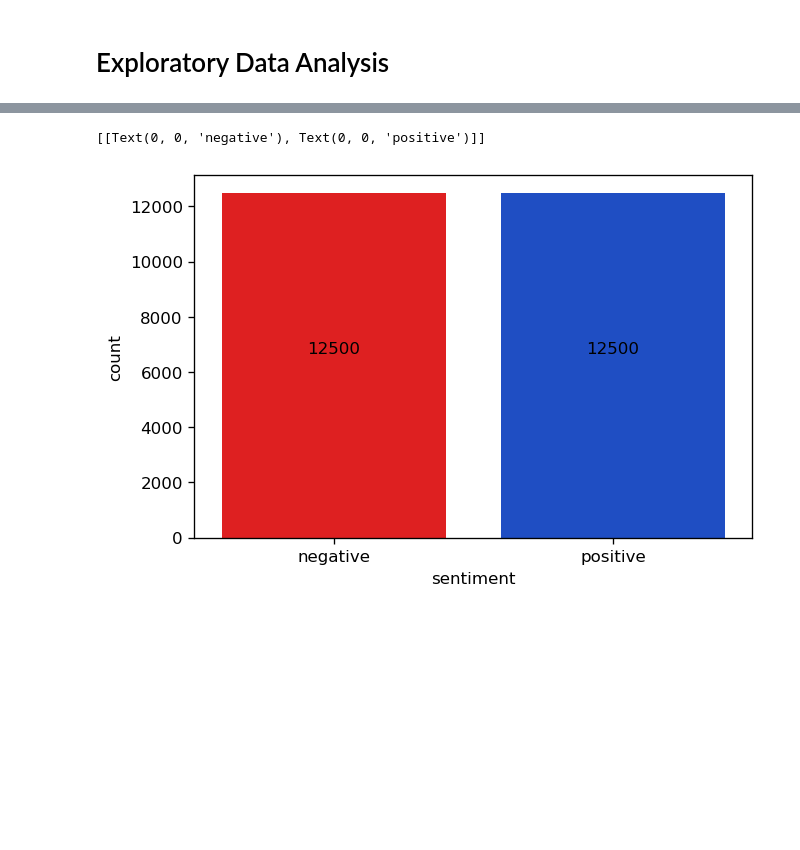
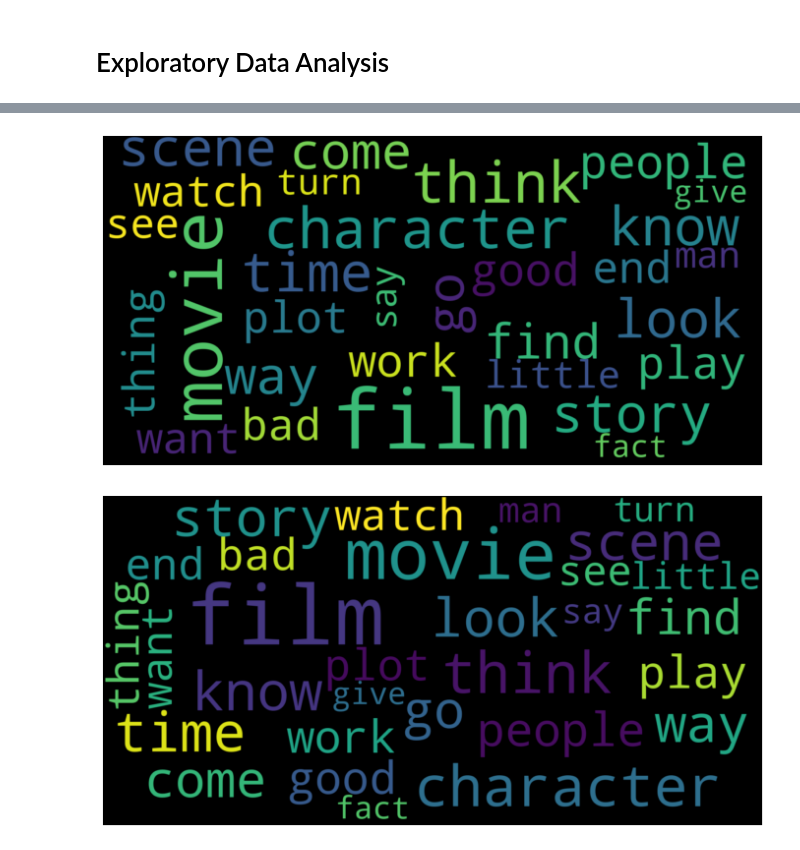
Before and after one commit to JCMorente94/TextCNN-Model-for-IMDb-reviews, a Jupyter notebook: NLP IMBD reviews.ipynb, the cells around one changed output, grey strips where cells are left out. Drawn from its saved outputs; the diff is of its cells as text; code cells hidden in the pictures; blank space fills up the shorter version.

```diff
--- a/NLP IMBD reviews.ipynb
+++ b/NLP IMBD reviews.ipynb
@@ -43,11 +97,34 @@ We don't have nulls
-# %%
-ax = sns.countplot(training_data['sentiment'], palette = ['#fe0002', '#0343df'])
-
-for p in splot.patches:
-    ax.annotate(int(p.get_height()), (p.get_x() + p.get_width() / 2., p.get_height()/2), ha = 'center',
-                   va = 'center', xytext = (0, 10), textcoords = 'offset points')
-
-ax.set(xticklabels=['negative','positive'])
-# %% [output]
-[[Text(0, 0, 'negative'), Text(0, 0, 'positive')]]
-[figure, removed]
+# %%
+data = pd.read_csv('reviews_words')
+# %%
+neg_commentary = data[data['sentiment'] == 0]
+neg_string = []
+for review in neg_commentary['cleaned']:
+    neg_string.append(review)
+neg_string = pd.Series(neg_string).str.cat(sep=' ')
+
+
+
+wordcloud = WordCloud(width=1600, height=800,max_font_size=200, max_words=30).generate(neg_string)
+plt.figure(figsize=(12,10))
+plt.imshow(wordcloud, interpolation="bilinear")
+plt.axis("off")
+plt.show()
+# %% [output]
+[figure, added]
+# %%
+pos_commentary = data[data['sentiment'] == 1]
+neg_string = []
+for review in neg_commentary['cleaned']:
+    neg_string.append(review)
+neg_string = pd.Series(neg_string).str.cat(sep=' ')
+
+from wordcloud import WordCloud
+
+wordcloud = WordCloud(width=1600, height=800,max_font_size=200, max_words=30).generate(neg_string)
+plt.figure(figsize=(12,10))
+plt.imshow(wordcloud, interpolation="bilinear")
+plt.axis("off")
+plt.show()
+# %% [output]
+[figure, added]
```
Also changed, not shown: parts of 18 cells of this notebook, 1 other file.
